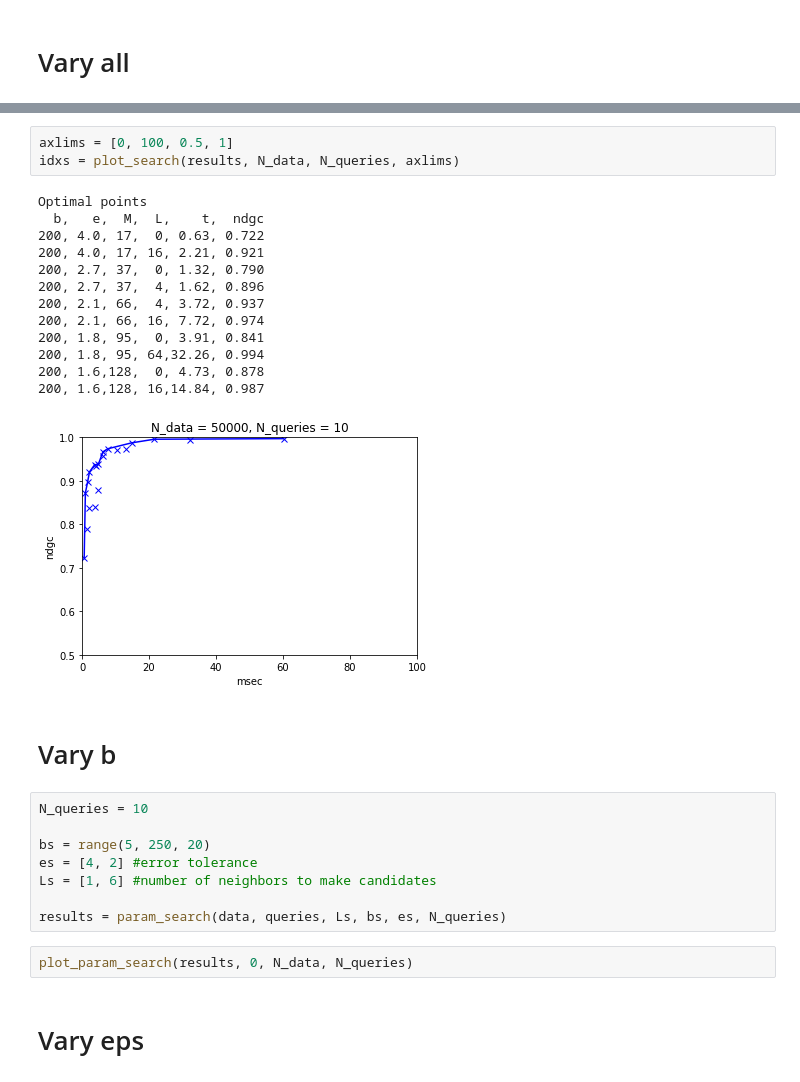
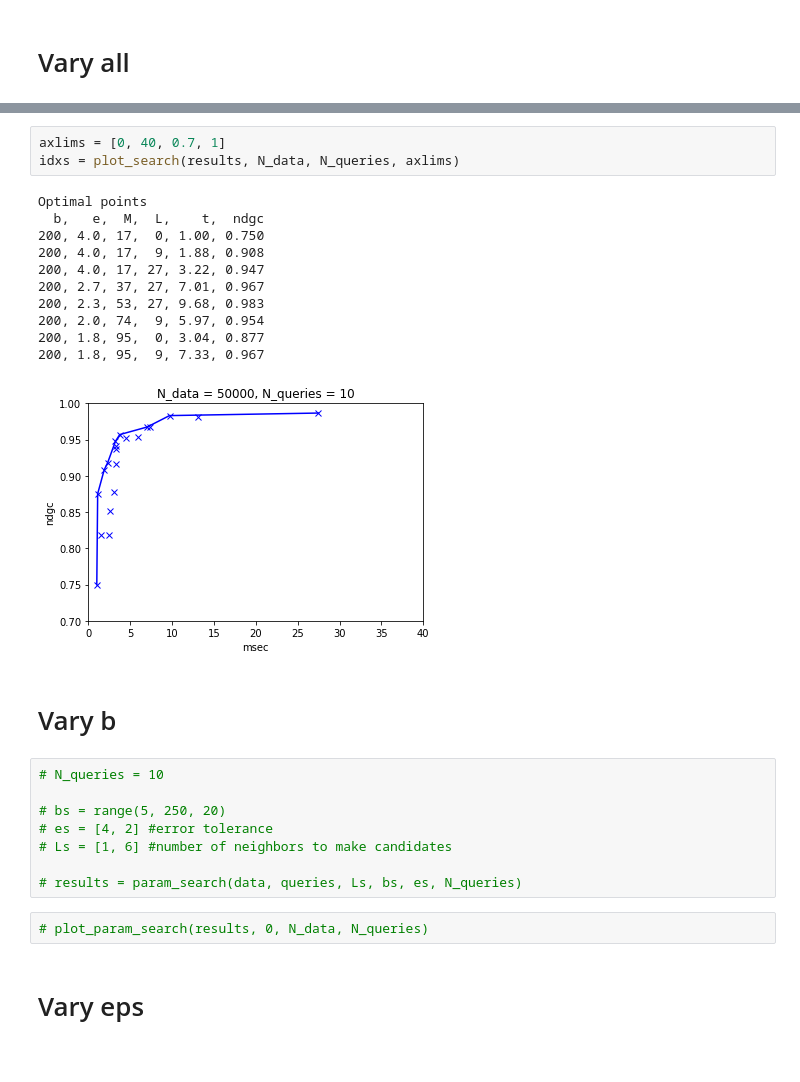
Before and after one commit to davidtag/cs166-project, a Jupyter notebook: experiment_gridsearch-50k.ipynb, the cells around one changed output, grey strips where cells are left out. Saved outputs shown, nothing was run; the diff lists cells and outputs as text.

```diff
--- a/experiment_gridsearch-50k.ipynb
+++ b/experiment_gridsearch-50k.ipynb
@@ -48,34 +48,32 @@ Ms, [17, 37, 53, 74, 95]
      0,      4,      2,   200,   1.8,    95,     9,    7.335,    0.967
      0,      4,      3,   200,   1.8,    95,    27,   27.478,    0.987
 # %%
-axlims = [0, 100, 0.5, 1]
+axlims = [0, 40, 0.7, 1]
 idxs = plot_search(results, N_data, N_queries, axlims)
 # %% [output]
 Optimal points
   b,   e,  M,  L,    t,  ndgc
-200, 4.0, 17,  0, 0.63, 0.722
-200, 4.0, 17, 16, 2.21, 0.921
-200, 2.7, 37,  0, 1.32, 0.790
-200, 2.7, 37,  4, 1.62, 0.896
-200, 2.1, 66,  4, 3.72, 0.937
-200, 2.1, 66, 16, 7.72, 0.974
-200, 1.8, 95,  0, 3.91, 0.841
-200, 1.8, 95, 64,32.26, 0.994
-200, 1.6,128,  0, 4.73, 0.878
-200, 1.6,128, 16,14.84, 0.987
+200, 4.0, 17,  0, 1.00, 0.750
+200, 4.0, 17,  9, 1.88, 0.908
+200, 4.0, 17, 27, 3.22, 0.947
+200, 2.7, 37, 27, 7.01, 0.967
+200, 2.3, 53, 27, 9.68, 0.983
+200, 2.0, 74,  9, 5.97, 0.954
+200, 1.8, 95,  0, 3.04, 0.877
+200, 1.8, 95,  9, 7.33, 0.967
-[figure, old version]
+[figure, new version]
 # %% [markdown]
 # Vary b
 # %%
-N_queries = 10
+# N_queries = 10
 
-bs = range(5, 250, 20)
-es = [4, 2] #error tolerance
-Ls = [1, 6] #number of neighbors to make candidates
+# bs = range(5, 250, 20)
+# es = [4, 2] #error tolerance
+# Ls = [1, 6] #number of neighbors to make candidates
 
-results = param_search(data, queries, Ls, bs, es, N_queries)
+# results = param_search(data, queries, Ls, bs, es, N_queries)
 # %%
-plot_param_search(results, 0, N_data, N_queries)
+# plot_param_search(results, 0, N_data, N_queries)
 # %% [markdown]
 # Vary eps
 # %%
```
Also changed, not shown: parts of 4 cells of this notebook, 1 other file.
